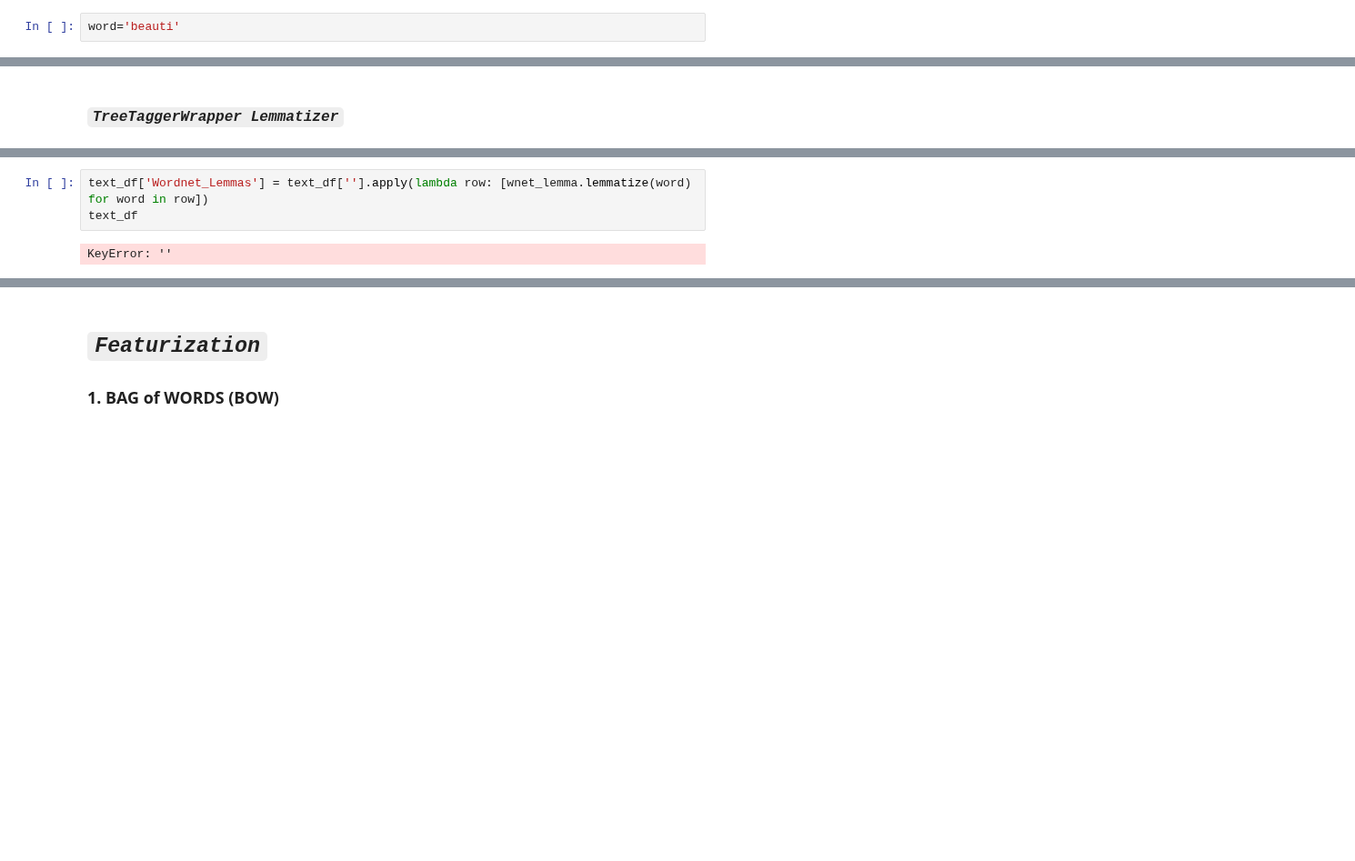
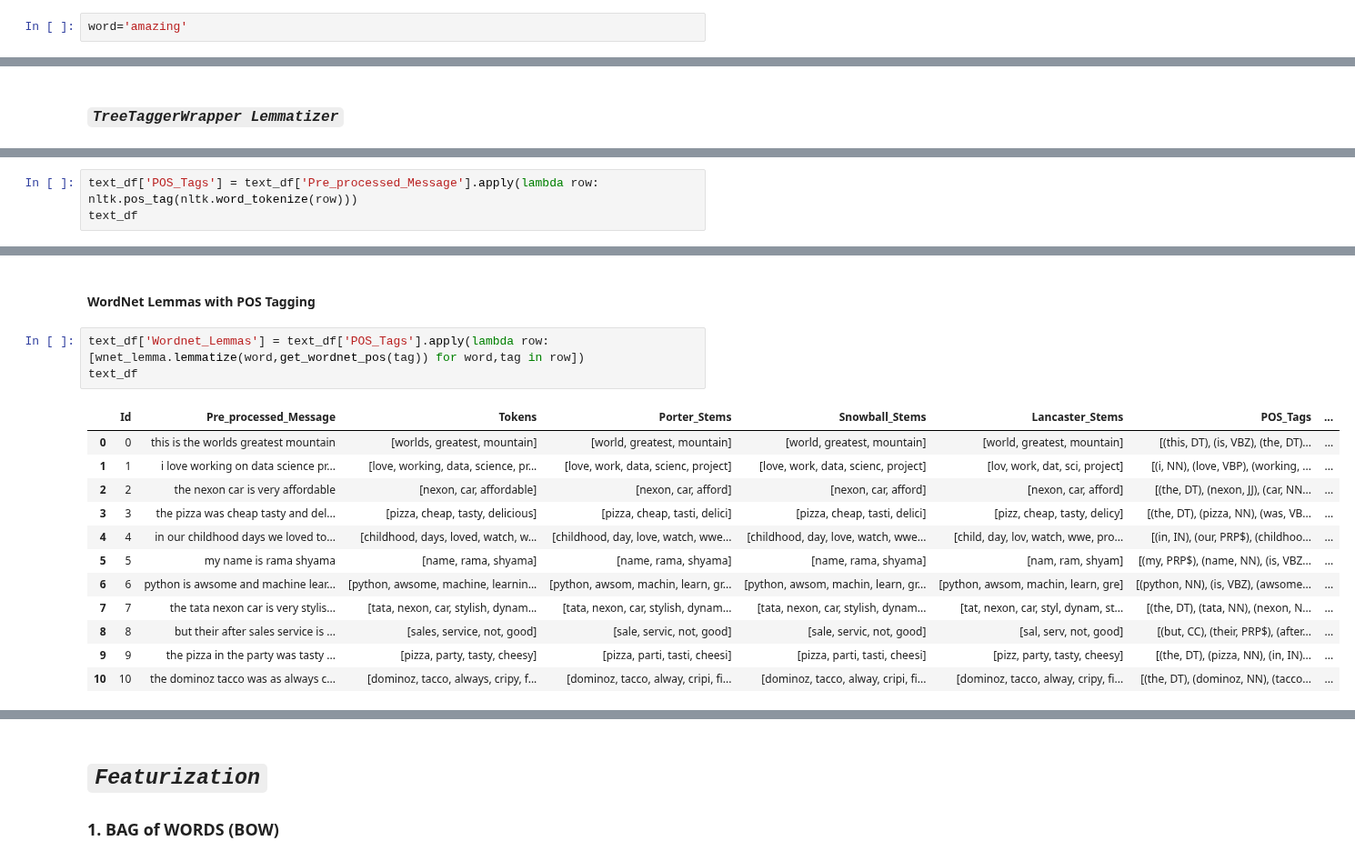
Before and after one commit to raj-shr-git/AAIC_Practice, a Jupyter notebook: VIDEO_PRACTICE/MODULE-1/Understanding_NLP.ipynb, the cells around one changed output, grey strips where cells are left out. Shown at 91% size. Saved outputs shown, nothing was run; the diff lists cells and outputs as text; blank space fills up the shorter version.

Commit message:
Day67: Updated Module3: NLP: Completed Stemmers & Lemmatizers

```diff
--- a/VIDEO_PRACTICE/MODULE-1/Understanding_NLP.ipynb
+++ b/VIDEO_PRACTICE/MODULE-1/Understanding_NLP.ipynb
@@ -512,3 +525,3 @@ from textblob import TextBlob, Word
 # %%
-word='beauti'
+word='amazing'
 # %%
@@ -551,0 +685,3 @@ lemmas
+# %%
+text_df['POS_Tags'] = text_df['Pre_processed_Message'].apply(lambda row: nltk.pos_tag(nltk.word_tokenize(row)))
+text_df
@@ -552,5 +701,18 @@ lemmas
+# %% [markdown]
+#### **WordNet Lemmas with POS Tagging**
 # %%
-text_df['Wordnet_Lemmas'] = text_df[''].apply(lambda row: [wnet_lemma.lemmatize(word) for word in row])
+text_df['Wordnet_Lemmas'] = text_df['POS_Tags'].apply(lambda row: [wnet_lemma.lemmatize(word,get_wordnet_pos(tag)) for word,tag in row])
 text_df
 # %% [output]
-KeyError: ''
+|  | Id | Pre_processed_Message | Tokens | Porter_Stems | Snowball_Stems | Lancaster_Stems | POS_Tags | ... |
+| 0 | 0 | this is the worlds greatest mountain | [worlds, greatest, mountain] | [world, greatest, mountain] | [world, greatest, mountain] | [world, greatest, mountain] | [(this, DT), (is, VBZ), (the, DT)... | ... |
+| 1 | 1 | i love working on data science pr... | [love, working, data, science, pr... | [love, work, data, scienc, project] | [love, work, data, scienc, project] | [lov, work, dat, sci, project] | [(i, NN), (love, VBP), (working, ... | ... |
+| 2 | 2 | the nexon car is very affordable | [nexon, car, affordable] | [nexon, car, afford] | [nexon, car, afford] | [nexon, car, afford] | [(the, DT), (nexon, JJ), (car, NN... | ... |
+| 3 | 3 | the pizza was cheap tasty and del... | [pizza, cheap, tasty, delicious] | [pizza, cheap, tasti, delici] | [pizza, cheap, tasti, delici] | [pizz, cheap, tasty, delicy] | [(the, DT), (pizza, NN), (was, VB... | ... |
+| 4 | 4 | in our childhood days we loved to... | [childhood, days, loved, watch, w... | [childhood, day, love, watch, wwe... | [childhood, day, love, watch, wwe... | [child, day, lov, watch, wwe, pro... | [(in, IN), (our, PRP$), (childhoo... | ... |
+| 5 | 5 | my name is rama shyama | [name, rama, shyama] | [name, rama, shyama] | [name, rama, shyama] | [nam, ram, shyam] | [(my, PRP$), (name, NN), (is, VBZ... | ... |
+| 6 | 6 | python is awsome and machine lear... | [python, awsome, machine, learnin... | [python, awsom, machin, learn, gr... | [python, awsom, machin, learn, gr... | [python, awsom, machin, learn, gre] | [(python, NN), (is, VBZ), (awsome... | ... |
+| 7 | 7 | the tata nexon car is very stylis... | [tata, nexon, car, stylish, dynam... | [tata, nexon, car, stylish, dynam... | [tata, nexon, car, stylish, dynam... | [tat, nexon, car, styl, dynam, st... | [(the, DT), (tata, NN), (nexon, N... | ... |
+| 8 | 8 | but their after sales service is ... | [sales, service, not, good] | [sale, servic, not, good] | [sale, servic, not, good] | [sal, serv, not, good] | [(but, CC), (their, PRP$), (after... | ... |
+| 9 | 9 | the pizza in the party was tasty ... | [pizza, party, tasty, cheesy] | [pizza, parti, tasti, cheesi] | [pizza, parti, tasti, cheesi] | [pizz, party, tasty, cheesy] | [(the, DT), (pizza, NN), (in, IN)... | ... |
+| 10 | 10 | the dominoz tacco was as always c... | [dominoz, tacco, always, cripy, f... | [dominoz, tacco, alway, cripi, fi... | [dominoz, tacco, alway, cripi, fi... | [dominoz, tacco, alway, cripy, fi... | [(the, DT), (dominoz, NN), (tacco... | ... |
```
Also changed, not shown: parts of 77 cells of this notebook, 2 other files.
